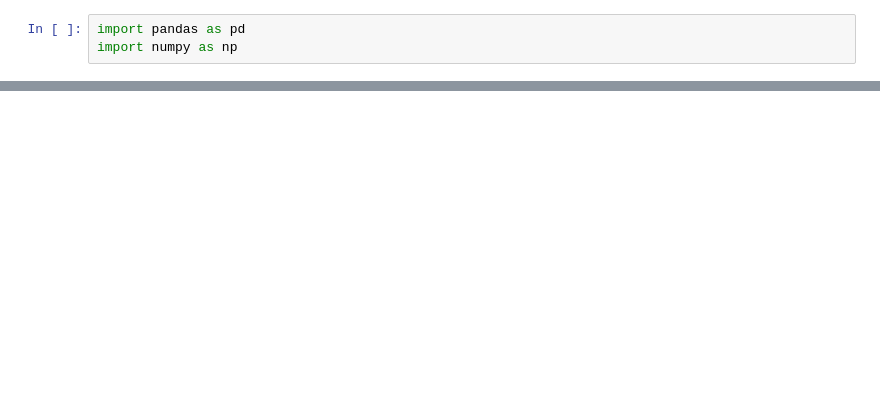
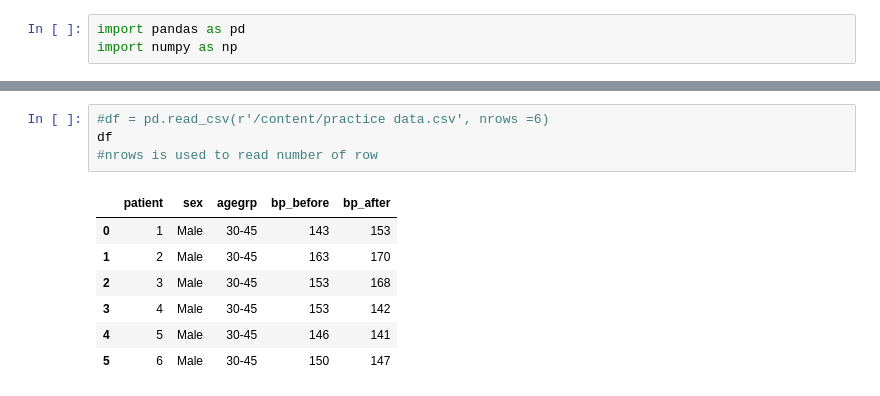
Before and after one commit to nikhil2008github/Data-ops, a Jupyter notebook: code_Basic.ipynb, the cells around one changed output, grey strips where cells are left out. Drawn from its saved outputs; the diff is of its cells as text; blank space fills up the shorter version.

```diff
--- a/code_Basic.ipynb
+++ b/code_Basic.ipynb
@@ -7,0 +21,12 @@ import numpy as np
+# %%
+#df = pd.read_csv(r'/content/practice data.csv', nrows =6)
+df
+#nrows is used to read number of row
+# %% [output]
+|  | patient | sex | agegrp | bp_before | bp_after |
+| 0 | 1 | Male | 30-45 | 143 | 153 |
+| 1 | 2 | Male | 30-45 | 163 | 170 |
+| 2 | 3 | Male | 30-45 | 153 | 168 |
+| 3 | 4 | Male | 30-45 | 153 | 142 |
+| 4 | 5 | Male | 30-45 | 146 | 141 |
+| 5 | 6 | Male | 30-45 | 150 | 147 |
```
Also changed, not shown: parts of 8 cells of this notebook.
